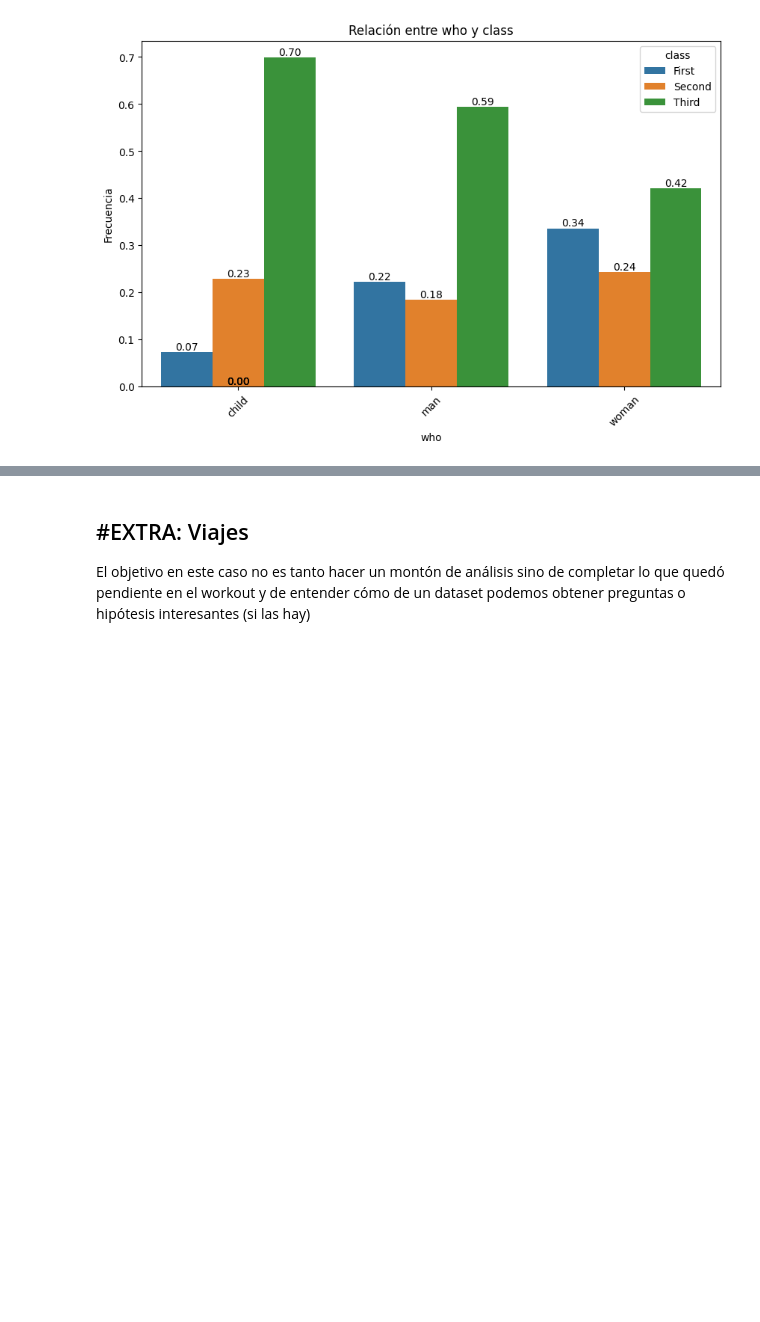
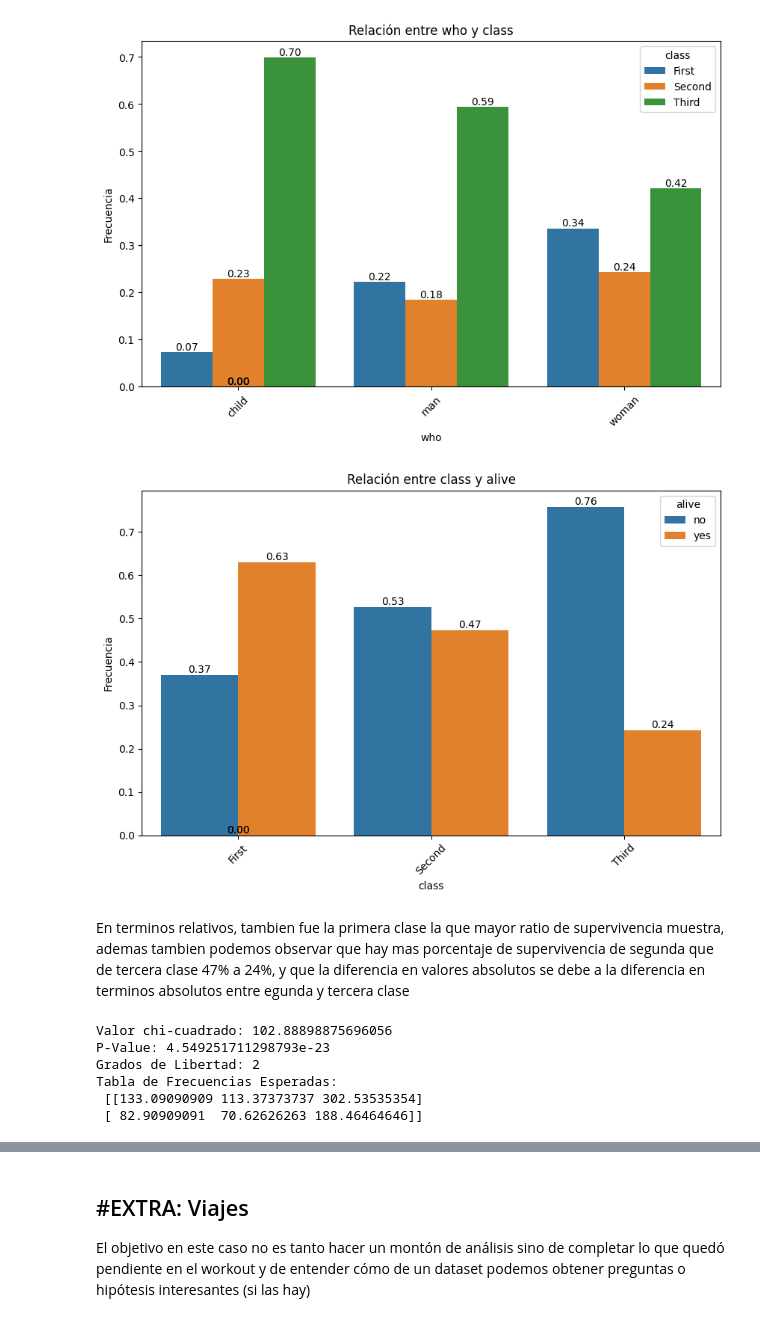
Before and after one commit to RobertoPE1/DS_ONLINE_ROBERTO, a Jupyter notebook: 03_Data_Analysis/Sprint_07/Unidad_02_Estadistica_Descriptiva_Multivariante/03_Practica_Obligatoria/18_Practica_Obligatoria_Multivariante.ipynb, the cells around one changed output, grey strips where cells are left out. Cells and saved outputs as stored; diff of their text form; code cells hidden in the pictures; blank space fills up the shorter version.

```diff
--- a/03_Data_Analysis/Sprint_07/Unidad_02_Estadistica_Descriptiva_Multivariante/03_Practica_Obligatoria/18_Practica_Obligatoria_Multivariante.ipynb
+++ b/03_Data_Analysis/Sprint_07/Unidad_02_Estadistica_Descriptiva_Multivariante/03_Practica_Obligatoria/18_Practica_Obligatoria_Multivariante.ipynb
@@ -304,3 +304,29 @@ RespuestaSecond:
 plot_categorical_relationship_fin(df,"who", "class", relative_freq=True,show_values=True)
 # %% [output]
 [figure]
+# %%
+#pregunta 2
+plot_categorical_relationship_fin(df,"class", "alive",relative_freq=True, show_values= True)
+# %% [output]
+[figure, added]
+# %% [markdown]
+
+En terminos relativos, tambien fue la primera clase la que mayor ratio de supervivencia muestra, ademas tambien podemos observar que hay mas porcentaje de supervivencia de segunda que de tercera clase 47% a 24%, y que la diferencia en valores absolutos se debe a la diferencia en terminos absolutos entre egunda y tercera clase
+# %%
+# usa mos chi2 para comprobar la relevancia de la que parece una relacion clara
+
+tabla_contingencia = pd.crosstab(df["alive"], df["class"])
+
+chi2, p, dof, expected = chi2_contingency(tabla_contingencia)
+
+print("Valor chi-cuadrado:", chi2)
+print("P-Value:",p)
+print("Grados de Libertad:", dof)
+print("Tabla de Frecuencias Esperadas:\n", expected)
+# %% [output]
+Valor chi-cuadrado: 102.88898875696056
+P-Value: 4.549251711298793e-23
+Grados de Libertad: 2
+Tabla de Frecuencias Esperadas:
+ [[133.09090909 113.37373737 302.53535354]
+ [ 82.90909091  70.62626263 188.46464646]]
```
Also changed, not shown: parts of 13 cells of this notebook.
